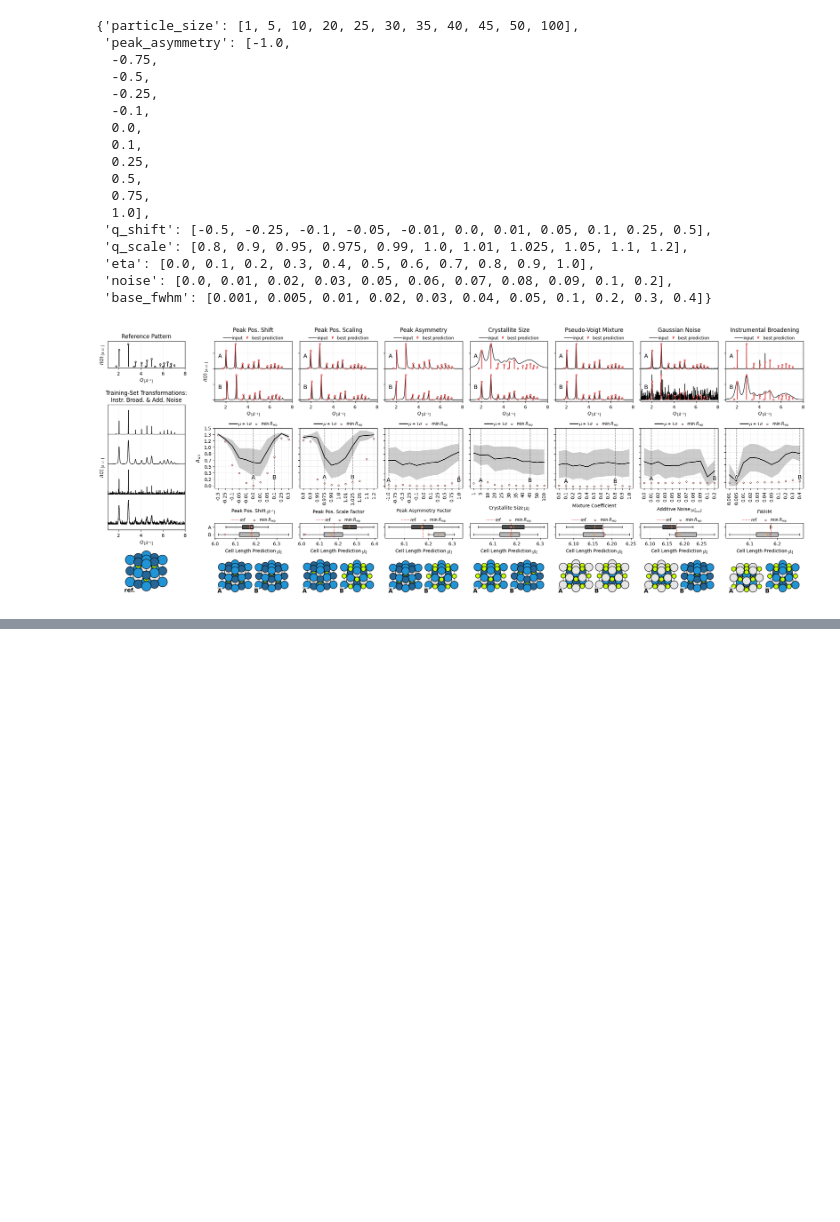
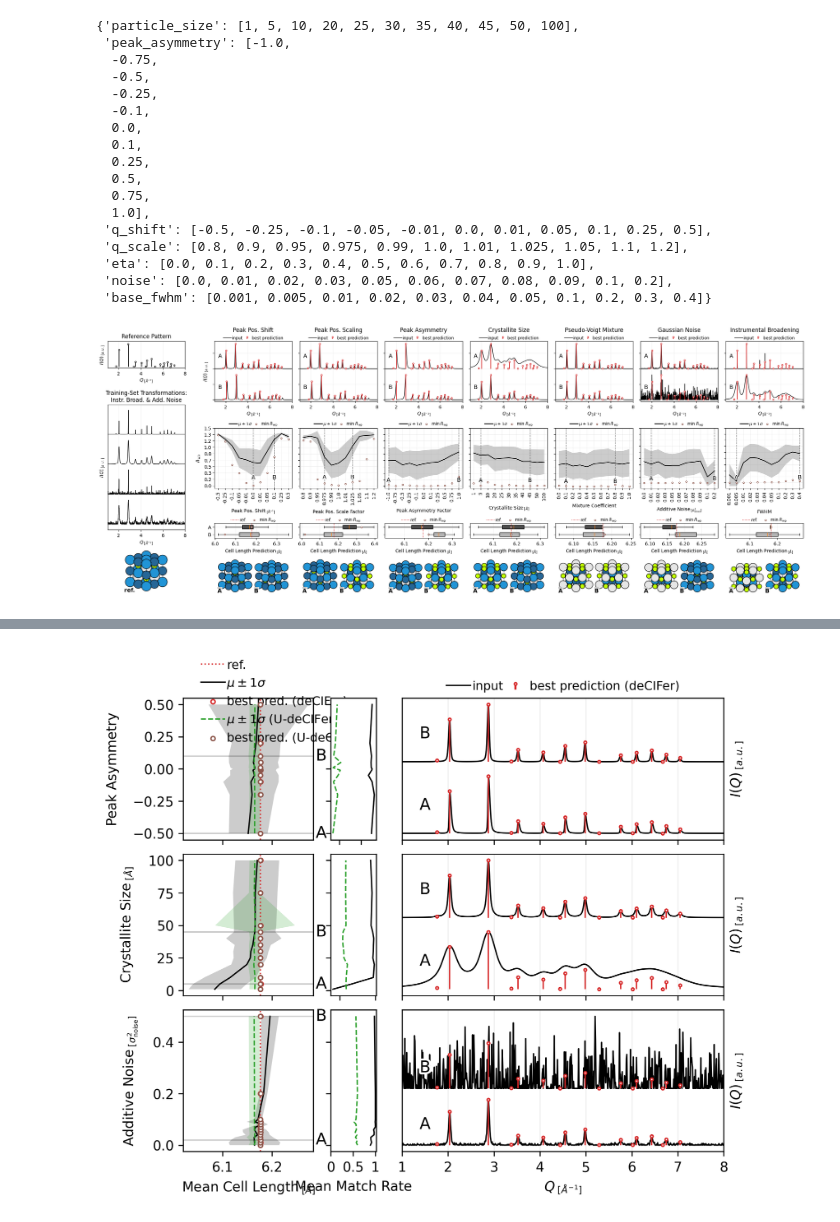
Before and after one commit to FrederikLizakJohansen/deCIFer, a Jupyter notebook: notebooks/ablation_final.ipynb, the cells around one changed output, grey strips where cells are left out. Cells and saved outputs as stored; diff of their text form; code cells hidden in the pictures; blank space fills up the shorter version.

```diff
--- a/notebooks/ablation_final.ipynb
+++ b/notebooks/ablation_final.ipynb
@@ -820,0 +2338,65 @@ plt.show()
+# %%
+param_keys = [
+    {
+        "key": "peak_asymmetry",
+        "title": "Peak Asymmetry",
+        "xlabel": "Peak Asymmetry",
+        "unit": "",
+        "example_1_idx": 0,
+        "example_2_idx": 8,
+        "example_none_idx": 5,
+        "param_symbol_top": r"$/\!|$",
+        "param_symbol_top_rot": 18.5,
+        "param_symbol_bot": r"$|\!\backslash$",
+        "param_symbol_bot_rot": -18.5,
+        "param_symbol_size": 20
+    },
+        {
+        "key": "particle_size",
+        "title": "Crystallite Size",
+        "xlabel": "Crystallite Size",
+        "unit": r"$_{\;[Å]}$",
+        "example_1_idx": 1,
+        "example_2_idx": 8,
+        "example_none_idx": 2,
+        "param_symbol_top": r"o",
+        "param_symbol_top_rot": 0,
+        "param_symbol_bot": r"",
+        "param_symbol_bot_rot": 0,
+        "param_symbol_size": 12
+    },
+    {
+        "key": "noise",
+        "title": "Gaussian Noise",
+        "xlabel": "Additive Noise",
+        "unit": r"$_{\;[\sigma_{\mathrm{noise}}^2]}$",
+        "example_1_idx": 2,
+        "example_2_idx": 12,
+        "example_none_idx": 5,
+        "param_symbol_top": r"",
+        "param_symbol_top_rot": 0,
+        "param_symbol_bot": r"",
+        "param_symbol_bot_rot": 0,
+        "param_symbol_size": 12
+    },
+]
+
+ablation_figure_structure_match_reversed(
+    results_o,
+    uresults_o,
+    param_keys,
+    "ablation_structure_match_reversed.pdf",
+    dpi=300,
+    figscale=0.9,
+    figlen=8,
+    fig_height_factor=2.25,
+    cell_min = None, #6.0,
+    cell_max = None, #6.3,
+    bbox_left=(0.75, 1.35),
+    AB_x = 6.3,
+    cell_tags = ["a", "b", "c"],
+    show_mean = True,
+    show_best = True,
+)
+# %% [output]
+[figure, added]
```
Also changed, not shown: parts of 15 cells of this notebook, 4 other files.
